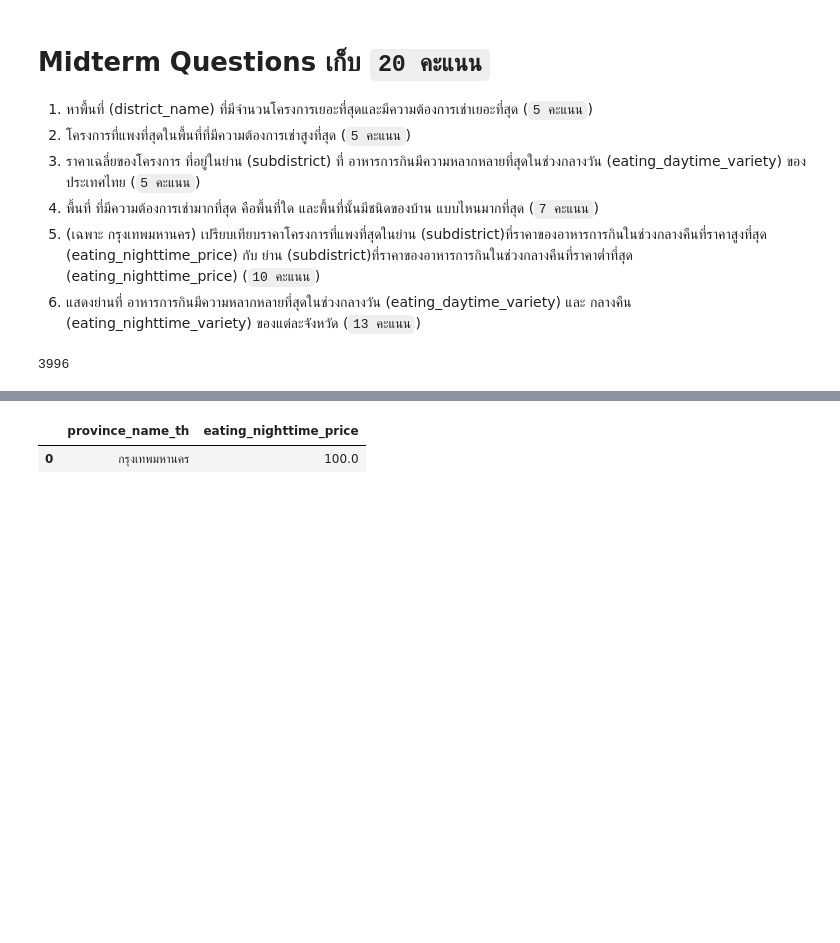
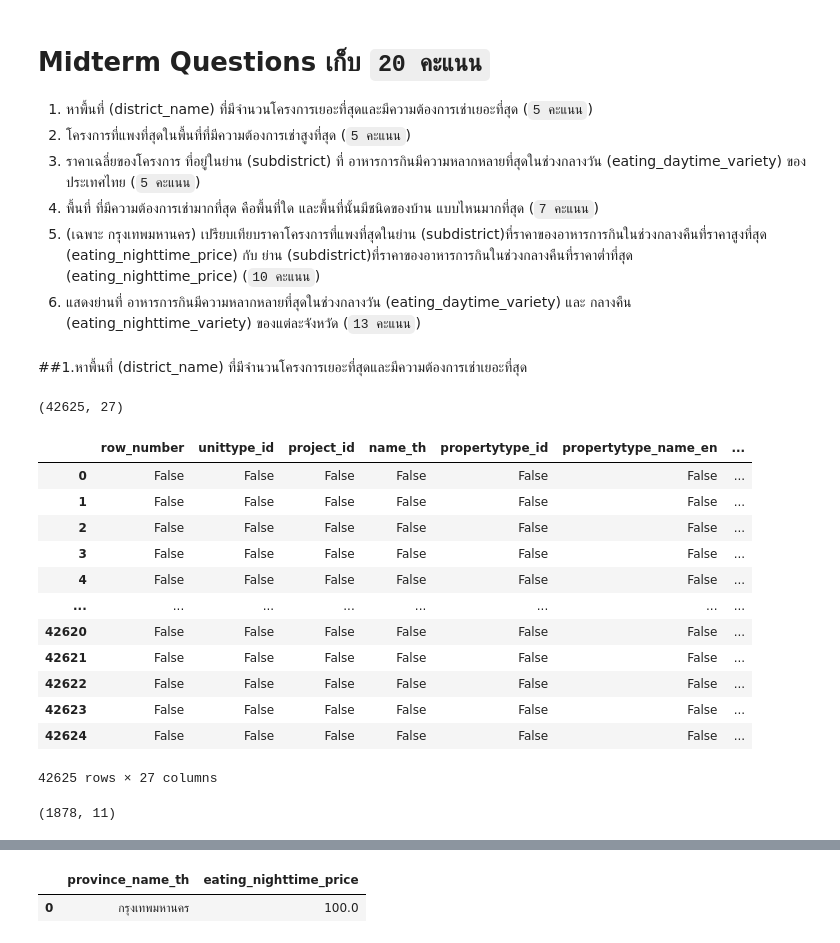
Before and after one commit to chutimaq/BasicProg_DataViz65, a Jupyter notebook: midterm65.ipynb, the cells around one changed output, grey strips where cells are left out. Drawn from its saved outputs; the diff is of its cells as text; code cells hidden in the pictures; blank space fills up the shorter version.

````diff
--- a/midterm65.ipynb
+++ b/midterm65.ipynb
@@ -80,8 +80,25 @@ eat.head()
 4. พื้นที่ ที่มีความต้องการเช่ามากที่สุด คือพื้นที่ใด และพื้นที่นั้นมีชนิดของบ้าน แบบไหนมากที่สุด (```7 คะแนน```)
 5. (เฉพาะ กรุงเทพมหานคร) เปรียบเทียบราคาโครงการที่แพงที่สุดในย่าน (subdistrict)ที่ราคาของอาหารการกินในช่วงกลางคืนที่ราคาสูงที่สุด (eating_nighttime_price) กับ ย่าน (subdistrict)ที่ราคาของอาหารการกินในช่วงกลางคืนที่ราคาต่ำที่สุด (eating_nighttime_price) (```10 คะแนน```)
 6. แสดงย่านที่ อาหารการกินมีความหลากหลายที่สุดในช่วงกลางวัน (eating_daytime_variety) และ กลางคืน (eating_nighttime_variety) ของแต่ละจังหวัด (```13 คะแนน```)
-# %%
-# 2 โครงการที่แพงที่สุดในพื้นที่ที่มีความต้องการเช่าสูงที่สุด
-rent['volume_of_rental'].max()
-# %% [output]
-3996
+# %% [markdown]
+##1.หาพื้นที่ (district_name) ที่มีจำนวนโครงการเยอะที่สุดและมีความต้องการเช่าเยอะที่สุด
+# %%
+unit.shape
+# %% [output]
+(42625, 27)
+# %%
+unit.isnull()
+# %% [output]
+|  | row_number | unittype_id | project_id | name_th | propertytype_id | propertytype_name_en | ... |
+| 0 | False | False | False | False | False | False | ... |
+| 1 | False | False | False | False | False | False | ... |
+| 2 | False | False | False | False | False | False | ... |
+| 3 | False | False | False | False | False | False | ... |
+| 4 | False | False | False | False | False | False | ... |
+| ... | ... | ... | ... | ... | ... | ... | ... |
+| 42620 | False | False | False | False | False | False | ... |
+| 42621 | False | False | False | False | False | False | ... |
+| 42622 | False | False | False | False | False | False | ... |
+| 42623 | False | False | False | False | False | False | ... |
+| 42624 | False | False | False | False | False | False | ... |
+42625 rows × 27 columns
@@ -87,0 +107,4 @@ rent['volume_of_rental'].max()
+# %%
+rent.shape
+# %% [output]
+(1878, 11)
````
Also changed, not shown: parts of 15 cells of this notebook.
